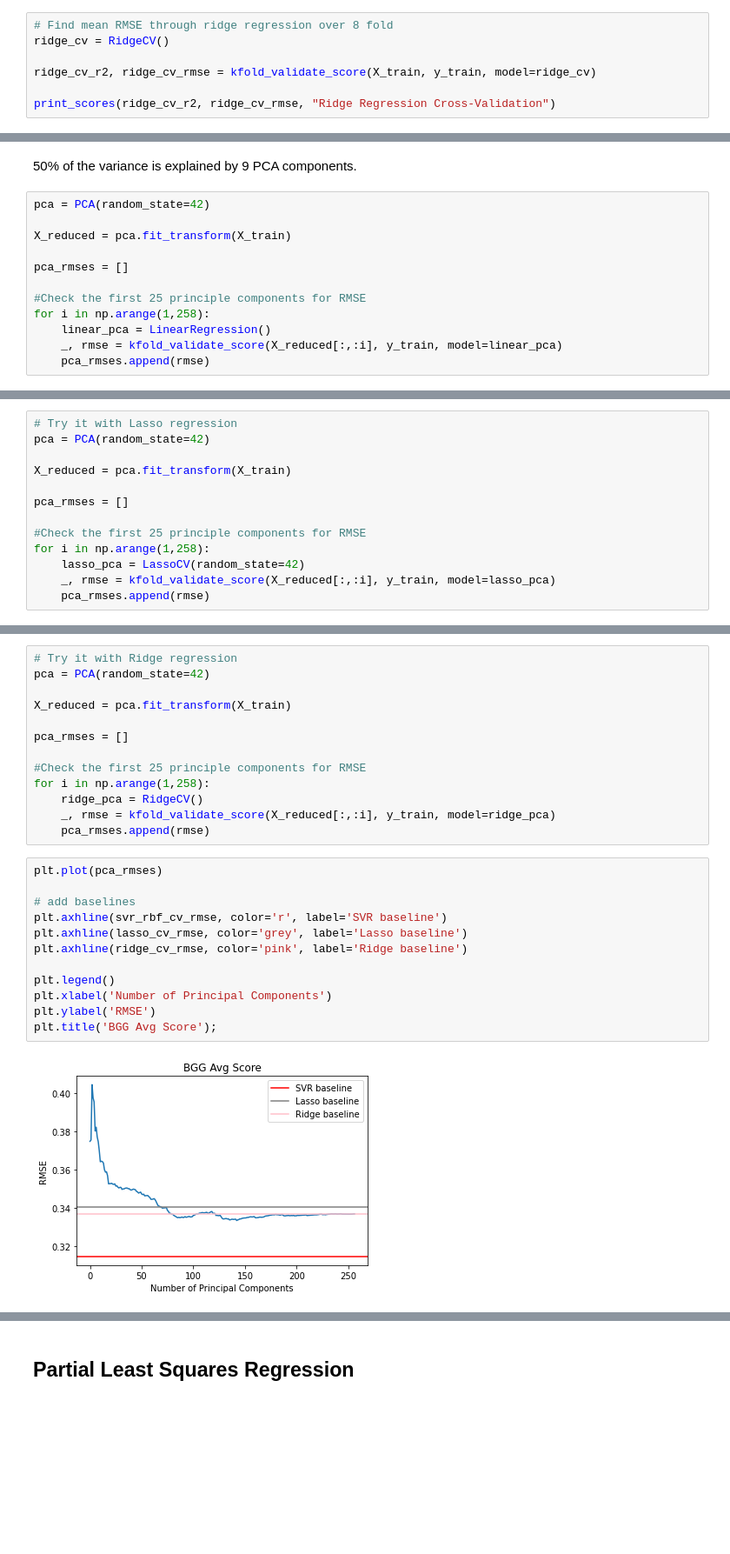
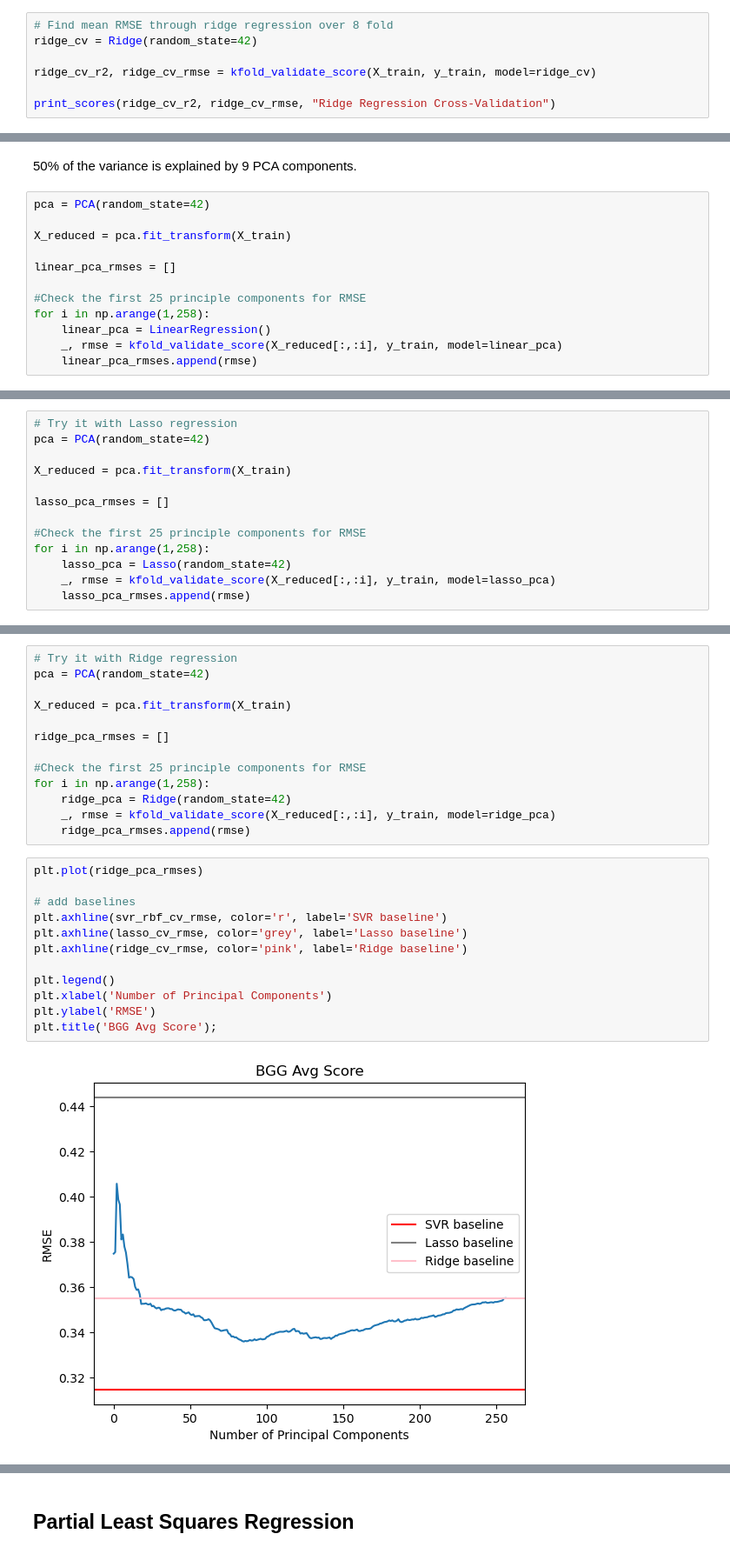
Before and after one commit to haddocksmack/bgg_ml, a Jupyter notebook: BGG_ML_clean.ipynb, the cells around one changed output, grey strips where cells are left out. Shown: that part at 87% size. Cells and saved outputs as stored; diff of their text form; blank space fills up the shorter version.

```diff
--- a/BGG_ML_clean.ipynb
+++ b/BGG_ML_clean.ipynb
@@ -179,7 +179,7 @@ Basic Lasso Regression has a reasonable average RMSE, but an average R-squared i
 ## Ridge Regression
 # %%
 # Find mean RMSE through ridge regression over 8 fold
-ridge_cv = RidgeCV()
+ridge_cv = Ridge(random_state=42)
 
 ridge_cv_r2, ridge_cv_rmse = kfold_validate_score(X_train, y_train, model=ridge_cv)
 
@@ -278,11 +277,11 @@ pca = PCA(random_state=42)
 
 X_reduced = pca.fit_transform(X_train)
 
-pca_rmses = []
+linear_pca_rmses = []
 
 #Check the first 25 principle components for RMSE
 for i in np.arange(1,258):
     linear_pca = LinearRegression()
     _, rmse = kfold_validate_score(X_reduced[:,:i], y_train, model=linear_pca)
-    pca_rmses.append(rmse)
+    linear_pca_rmses.append(rmse)
 # %%
@@ -305,11 +304,11 @@ pca = PCA(random_state=42)
 
 X_reduced = pca.fit_transform(X_train)
 
-pca_rmses = []
+lasso_pca_rmses = []
 
 #Check the first 25 principle components for RMSE
 for i in np.arange(1,258):
-    lasso_pca = LassoCV(random_state=42)
+    lasso_pca = Lasso(random_state=42)
     _, rmse = kfold_validate_score(X_reduced[:,:i], y_train, model=lasso_pca)
-    pca_rmses.append(rmse)
+    lasso_pca_rmses.append(rmse)
 # %%
@@ -332,24 +331,24 @@ pca = PCA(random_state=42)
 
 X_reduced = pca.fit_transform(X_train)
 
-pca_rmses = []
+ridge_pca_rmses = []
 
 #Check the first 25 principle components for RMSE
 for i in np.arange(1,258):
-    ridge_pca = RidgeCV()
+    ridge_pca = Ridge(random_state=42)
     _, rmse = kfold_validate_score(X_reduced[:,:i], y_train, model=ridge_pca)
-    pca_rmses.append(rmse)
+    ridge_pca_rmses.append(rmse)
 # %%
-plt.plot(pca_rmses)
+plt.plot(ridge_pca_rmses)
 
 # add baselines
 plt.axhline(svr_rbf_cv_rmse, color='r', label='SVR baseline')
 plt.axhline(lasso_cv_rmse, color='grey', label='Lasso baseline')
 plt.axhline(ridge_cv_rmse, color='pink', label='Ridge baseline')
 
 plt.legend()
 plt.xlabel('Number of Principal Components')
 plt.ylabel('RMSE')
 plt.title('BGG Avg Score');
 # %% [output]
-[figure, old version]
+[figure, new version]
```
Also changed, not shown: parts of 17 cells of this notebook.
